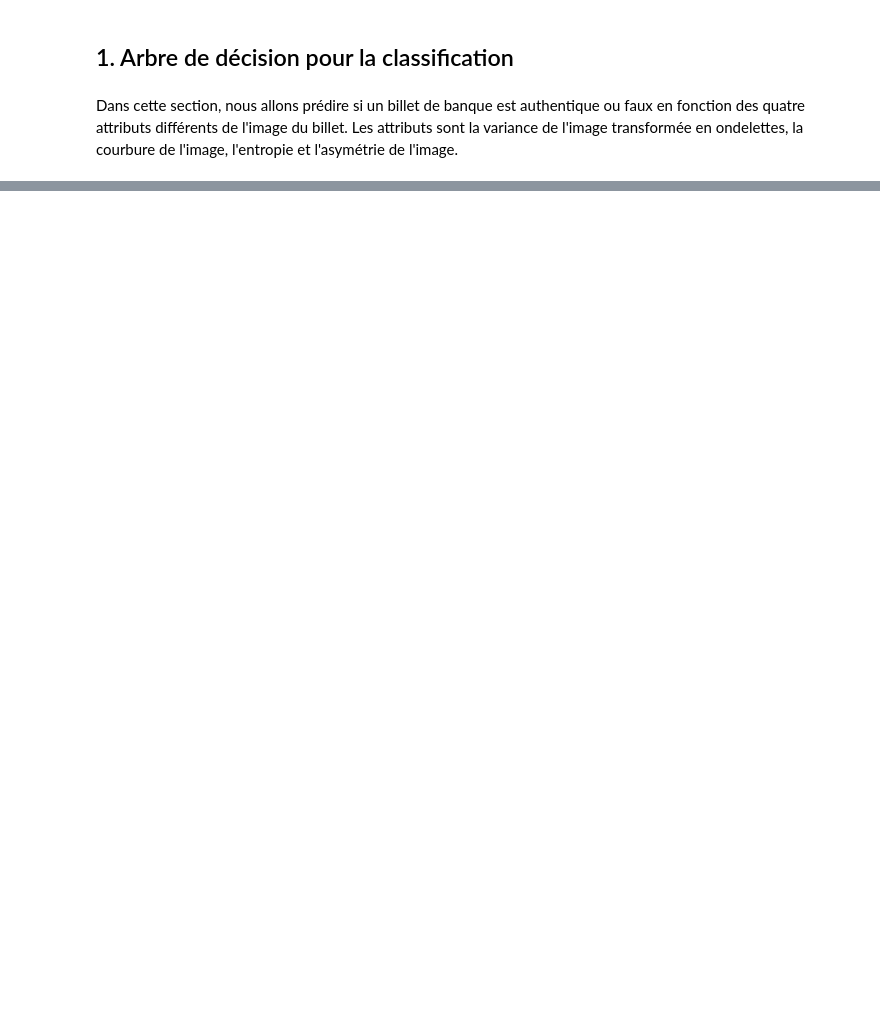
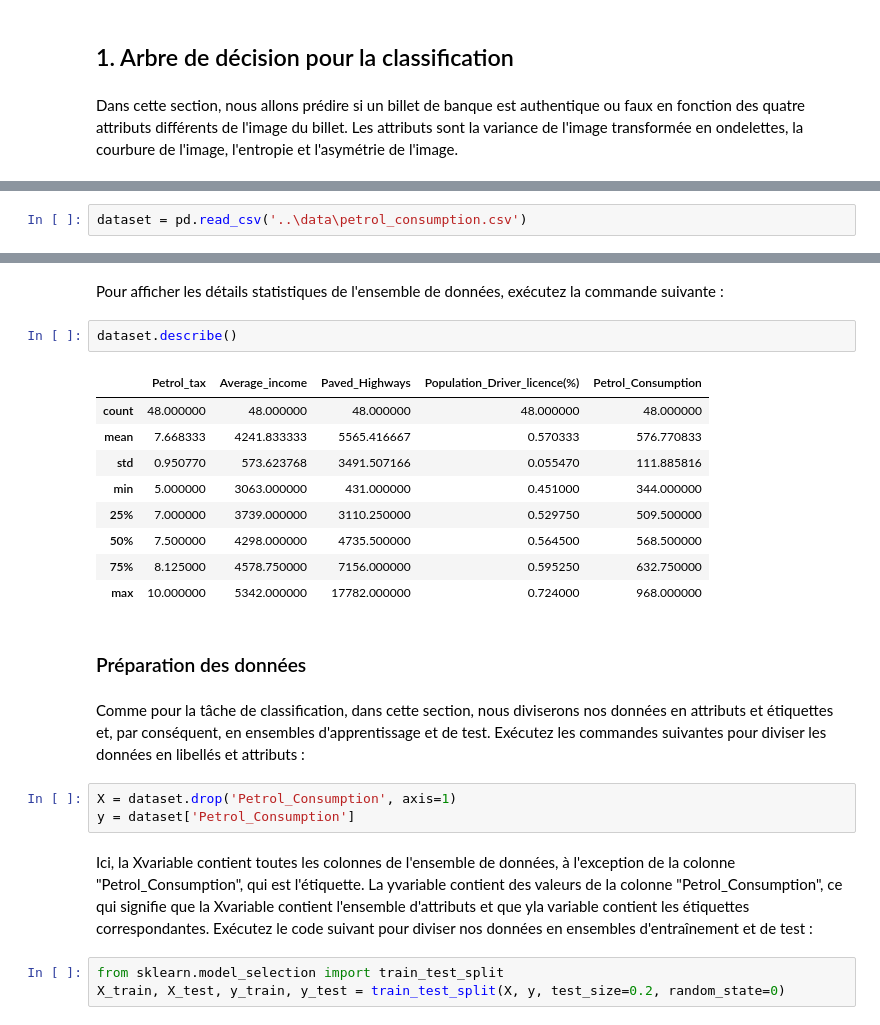
Before and after one commit to meeedbkr/MACHINE-LEARNING-MST-IMSC, a Jupyter notebook: notebooks/ML_TP1.ipynb, the cells around one changed output, grey strips where cells are left out. Drawn from its saved outputs; the diff is of its cells as text; blank space fills up the shorter version.

```diff
--- a/notebooks/ML_TP1.ipynb
+++ b/notebooks/ML_TP1.ipynb
@@ -332,0 +605,2 @@ l'asymétrie de l'image.
+# %%
+dataset = pd.read_csv('..\data\petrol_consumption.csv')
@@ -332,0 +619,33 @@ l'asymétrie de l'image.
+# %% [markdown]
+Pour afficher les détails statistiques de l'ensemble de données, exécutez la commande
+suivante :
+# %%
+dataset.describe()
+# %% [output]
+|  | Petrol_tax | Average_income | Paved_Highways | Population_Driver_licence(%) | Petrol_Consumption |
+| count | 48.000000 | 48.000000 | 48.000000 | 48.000000 | 48.000000 |
+| mean | 7.668333 | 4241.833333 | 5565.416667 | 0.570333 | 576.770833 |
+| std | 0.950770 | 573.623768 | 3491.507166 | 0.055470 | 111.885816 |
+| min | 5.000000 | 3063.000000 | 431.000000 | 0.451000 | 344.000000 |
+| 25% | 7.000000 | 3739.000000 | 3110.250000 | 0.529750 | 509.500000 |
+| 50% | 7.500000 | 4298.000000 | 4735.500000 | 0.564500 | 568.500000 |
+| 75% | 8.125000 | 4578.750000 | 7156.000000 | 0.595250 | 632.750000 |
+| max | 10.000000 | 5342.000000 | 17782.000000 | 0.724000 | 968.000000 |
+# %% [markdown]
+### Préparation des données
+# %% [markdown]
+Comme pour la tâche de classification, dans cette section, nous diviserons nos données en
+attributs et étiquettes et, par conséquent, en ensembles d'apprentissage et de test.
+Exécutez les commandes suivantes pour diviser les données en libellés et attributs :
+# %%
+X = dataset.drop('Petrol_Consumption', axis=1)
+y = dataset['Petrol_Consumption']
+# %% [markdown]
+Ici, la Xvariable contient toutes les colonnes de l'ensemble de données, à l'exception de la
+colonne "Petrol_Consumption", qui est l'étiquette. La yvariable contient des valeurs de la
+colonne "Petrol_Consumption", ce qui signifie que la Xvariable contient l'ensemble d'attributs
+et que yla variable contient les étiquettes correspondantes.
+Exécutez le code suivant pour diviser nos données en ensembles d'entraînement et de test :
+# %%
+from sklearn.model_selection import train_test_split
+X_train, X_test, y_train, y_test = train_test_split(X, y, test_size=0.2, random_state=0)
```
Also changed, not shown: parts of 54 cells of this notebook.
